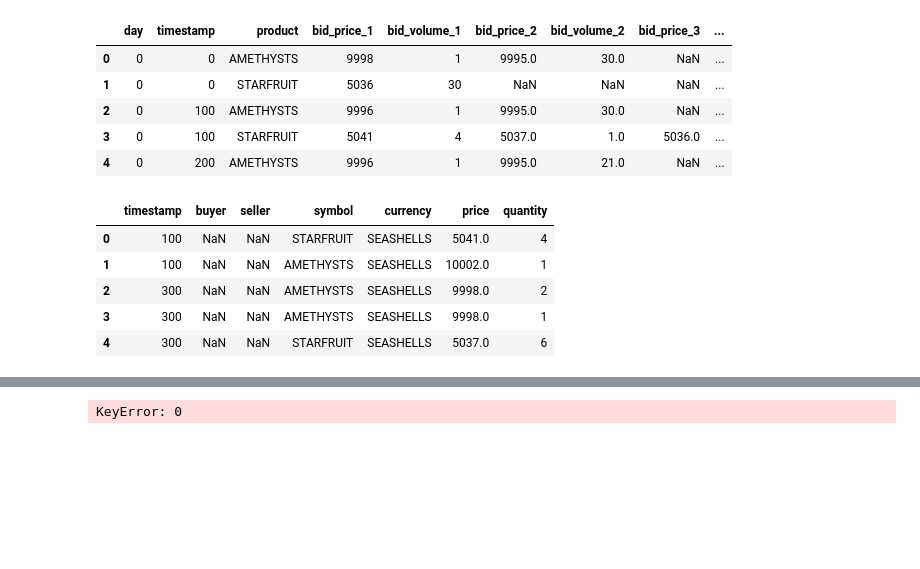
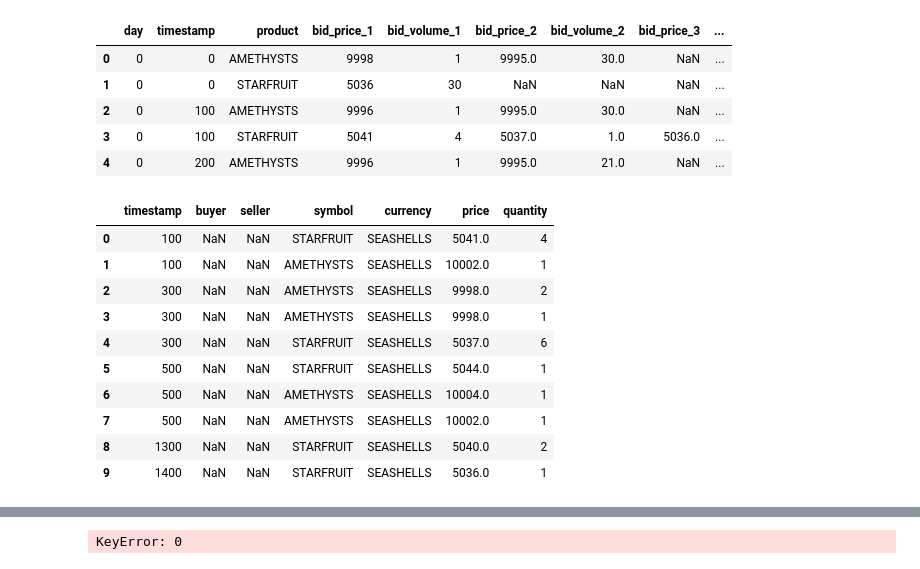
Before and after one commit to KyraZzz/shellcollector25, a Jupyter notebook: round0/data_analysis.ipynb, the cells around one changed output, grey strips where cells are left out. Saved outputs shown, nothing was run; the diff lists cells and outputs as text; code cells hidden in the pictures; blank space fills up the shorter version.

```diff
--- a/round0/data_analysis.ipynb
+++ b/round0/data_analysis.ipynb
@@ -17,14 +17,19 @@ market_data.head()
 # %%
 trade_history = pd.read_csv(trade_history_path, delimiter=";")
 # %%
-trade_history.head()
+trade_history.head(10)
 # %% [output]
 |  | timestamp | buyer | seller | symbol | currency | price | quantity |
 | 0 | 100 | NaN | NaN | STARFRUIT | SEASHELLS | 5041.0 | 4 |
 | 1 | 100 | NaN | NaN | AMETHYSTS | SEASHELLS | 10002.0 | 1 |
 | 2 | 300 | NaN | NaN | AMETHYSTS | SEASHELLS | 9998.0 | 2 |
 | 3 | 300 | NaN | NaN | AMETHYSTS | SEASHELLS | 9998.0 | 1 |
 | 4 | 300 | NaN | NaN | STARFRUIT | SEASHELLS | 5037.0 | 6 |
+| 5 | 500 | NaN | NaN | STARFRUIT | SEASHELLS | 5044.0 | 1 |
+| 6 | 500 | NaN | NaN | AMETHYSTS | SEASHELLS | 10004.0 | 1 |
+| 7 | 500 | NaN | NaN | AMETHYSTS | SEASHELLS | 10002.0 | 1 |
+| 8 | 1300 | NaN | NaN | STARFRUIT | SEASHELLS | 5040.0 | 2 |
+| 9 | 1400 | NaN | NaN | STARFRUIT | SEASHELLS | 5036.0 | 1 |
 # %%
 from run import Trader
 # %%
```
Also changed, not shown: parts of 13 cells of this notebook.
